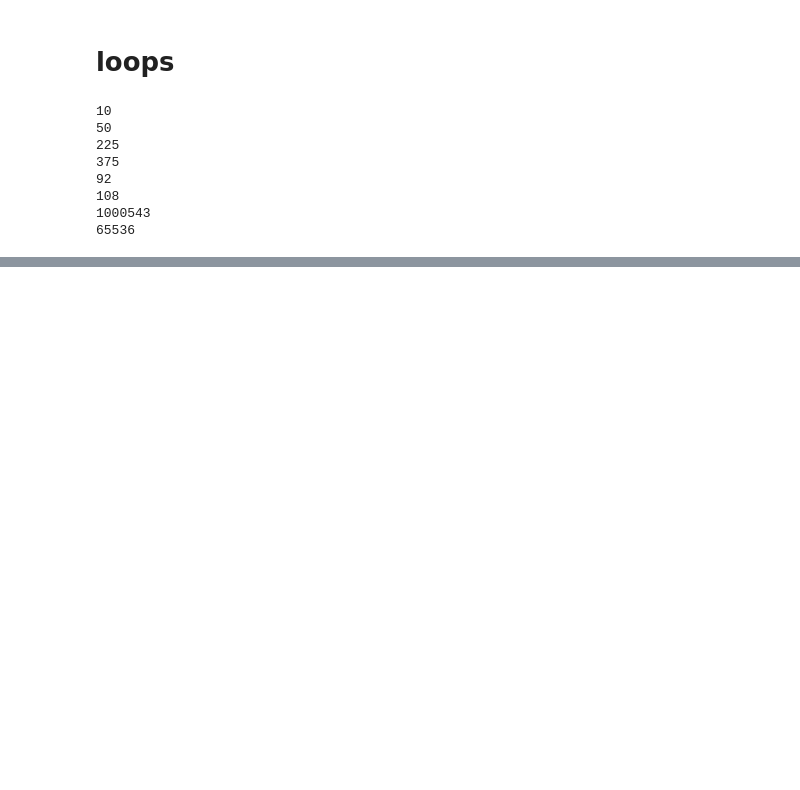
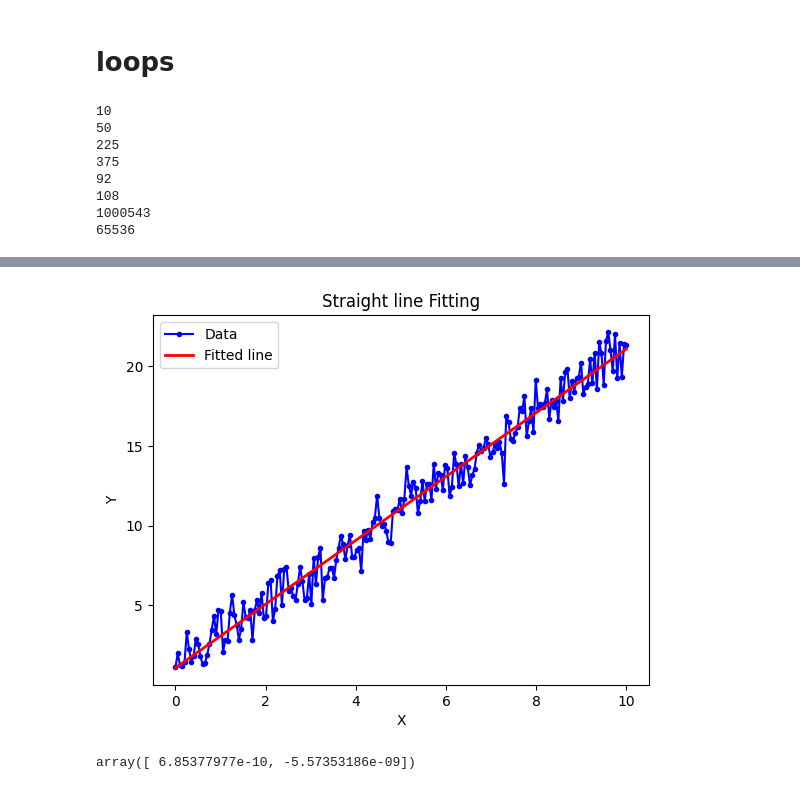
Before and after one commit to saurabhmittal23/space_physics, a Jupyter notebook: tutorial.ipynb, the cells around one changed output, grey strips where cells are left out. Drawn from its saved outputs; the diff is of its cells as text; code cells hidden in the pictures; blank space fills up the shorter version.

```diff
--- a/tutorial.ipynb
+++ b/tutorial.ipynb
@@ -614,0 +574,14 @@ plt.show()
+# %%
+plt.plot(x_data, y_data, label='Data', color='blue', marker = '.')
+plt.plot(x_data, line(x_data, var[0], var[1]), label='Fitted line', color='red', linewidth=2)
+plt.xlabel('X')
+plt.ylabel('Y')
+plt.legend()
+plt.title('Straight line Fitting')
+plt.show()
+# %% [output]
+[figure, added]
+# %%
+par - var
+# %% [output]
+array([ 6.85377977e-10, -5.57353186e-09])
```
Also changed, not shown: parts of 126 cells of this notebook.
